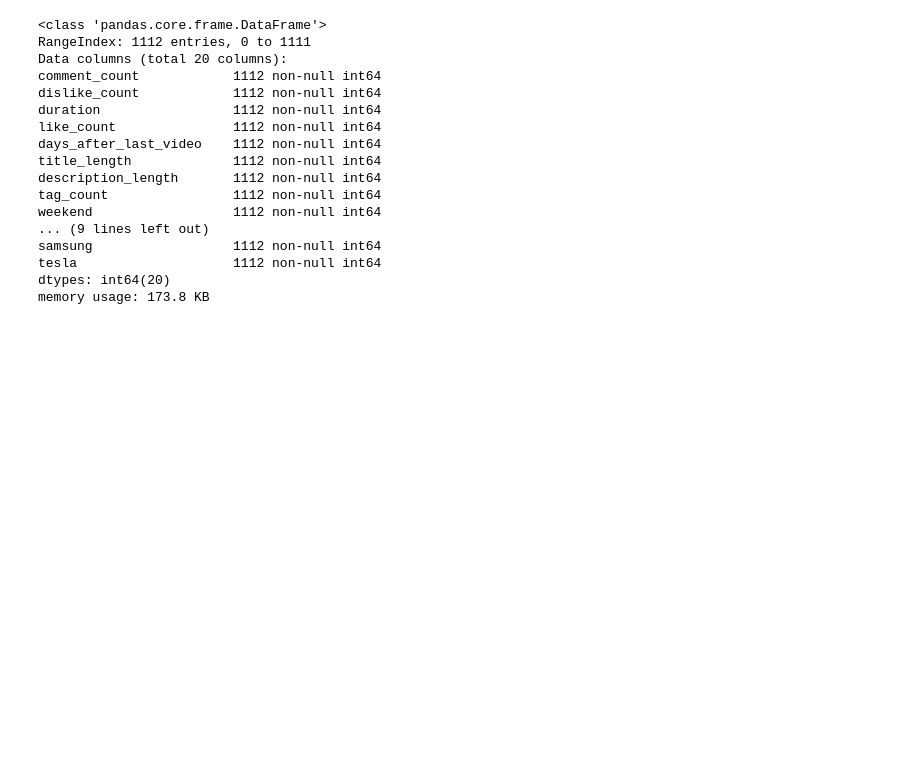
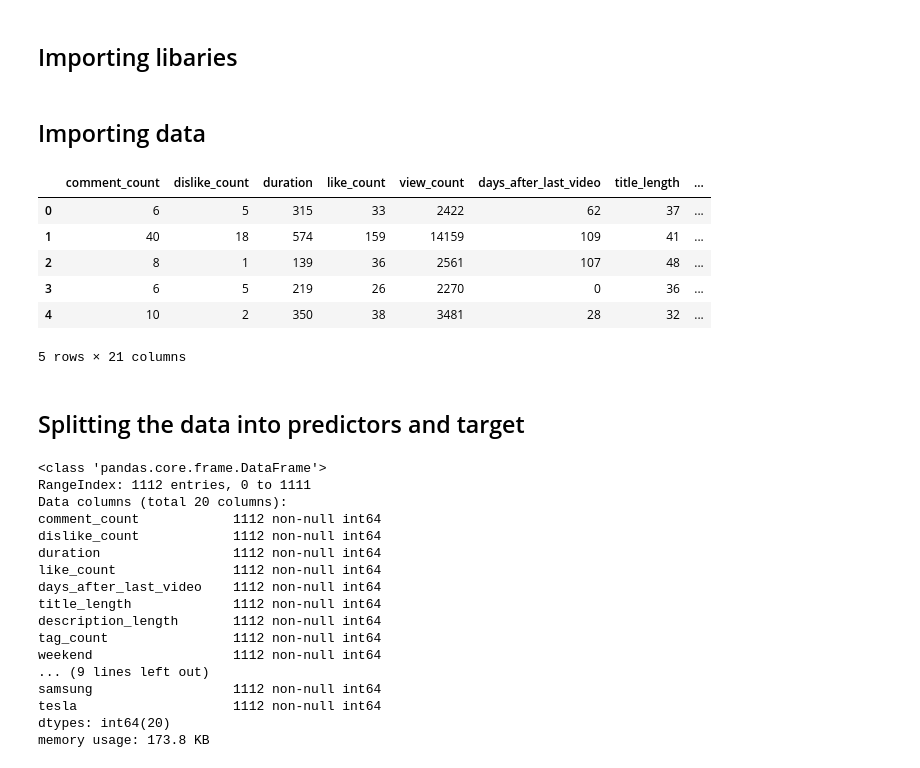
Before and after one commit to Carterbouley/flatiron-mod_4, a Jupyter notebook: Regression Analysis.ipynb, the cells around one changed output. Drawn from its saved outputs; the diff is of its cells as text; code cells hidden in the pictures; blank space fills up the shorter version.

```diff
--- a/Regression Analysis.ipynb
+++ b/Regression Analysis.ipynb
@@ -1,3 +1,5 @@
+# %% [markdown]
+## Importing libaries
 # %%
 import numpy as np
 import pandas as pd
@@ -17,2 +19,14 @@ from sklearn.preprocessing import PolynomialFeatures
+# %% [markdown]
+## Importing data
 # %%
 df = pd.read_csv('MarquesBrownlee_cleaned.csv')
+df.drop(columns = ['Unnamed: 0'], inplace = True)
+df.head()
+# %% [output]
+|  | comment_count | dislike_count | duration | like_count | view_count | days_after_last_video | title_length | ... |
+| 0 | 6 | 5 | 315 | 33 | 2422 | 62 | 37 | ... |
+| 1 | 40 | 18 | 574 | 159 | 14159 | 109 | 41 | ... |
+| 2 | 8 | 1 | 139 | 36 | 2561 | 107 | 48 | ... |
+| 3 | 6 | 5 | 219 | 26 | 2270 | 0 | 36 | ... |
+| 4 | 10 | 2 | 350 | 38 | 3481 | 28 | 32 | ... |
+5 rows × 21 columns
@@ -21,3 +33,5 @@ df.drop(columns = ['Unnamed: 0'], inplace = True)
+# %% [markdown]
+## Splitting the data into predictors and target
 # %%
 X = df.drop(columns = ['view_count'])
 y = df['view_count']
```
Also changed, not shown: parts of 60 cells of this notebook.
